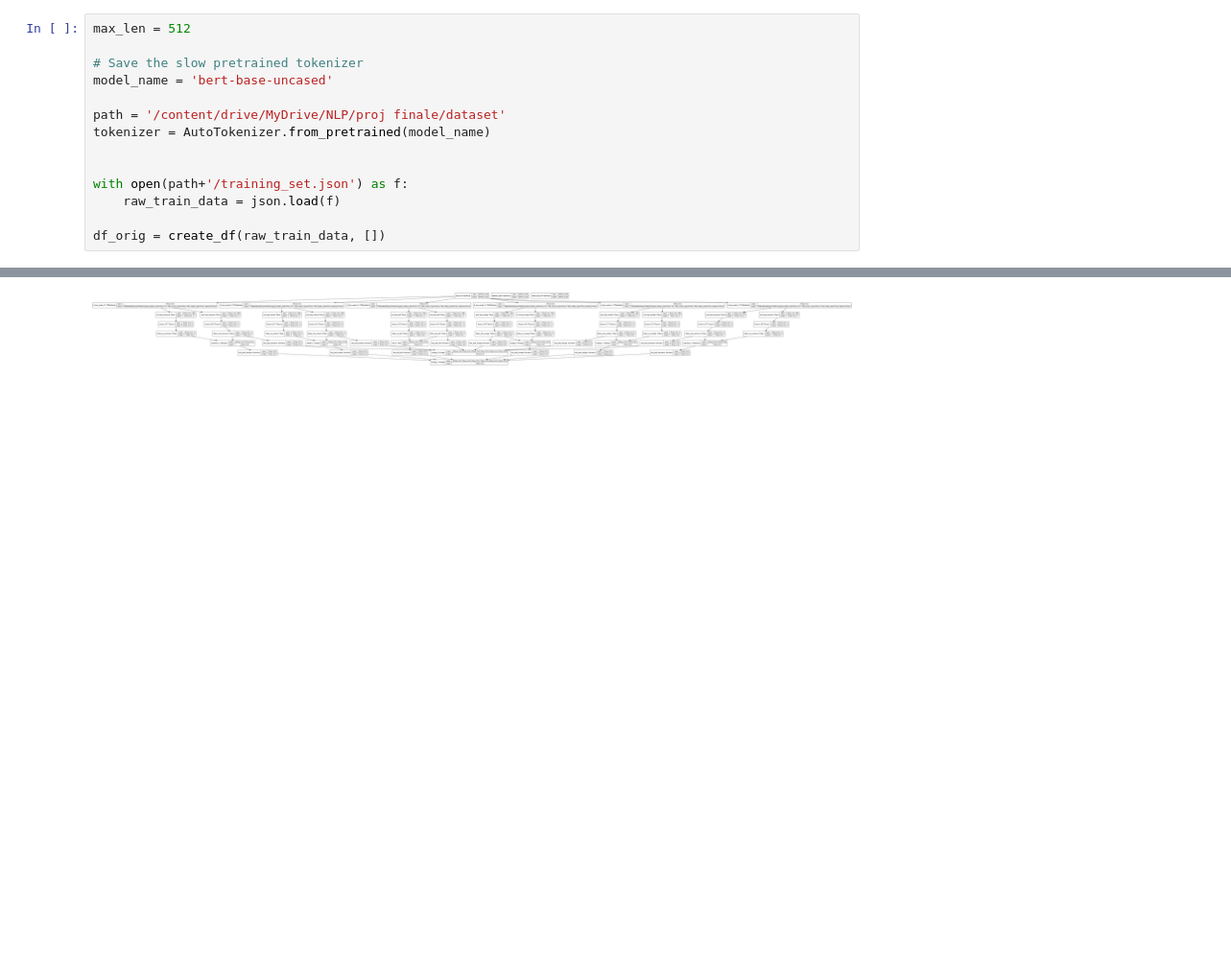
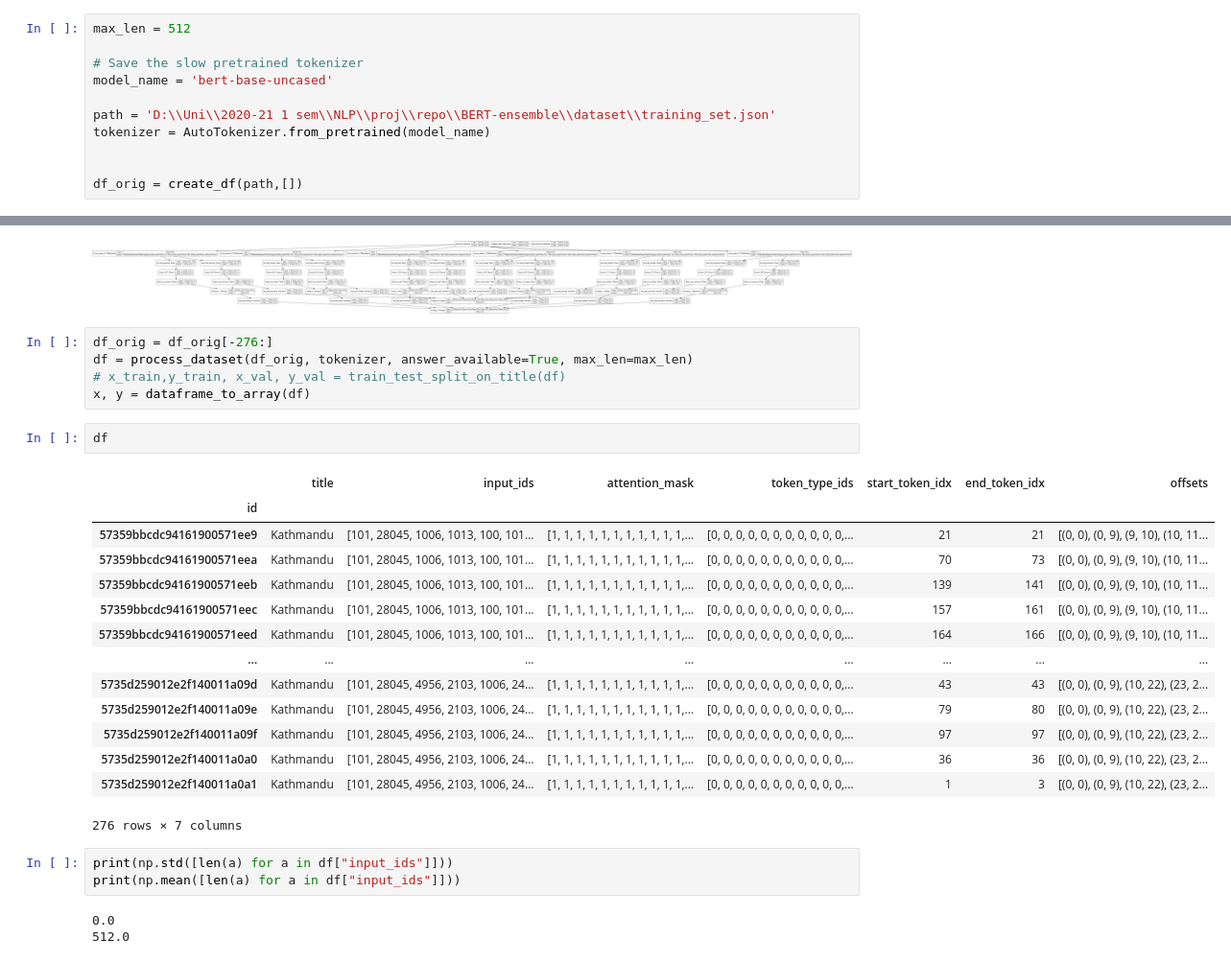
Before and after one commit to AndreaRoss96/BERT-Ensemble, a Jupyter notebook: ensembleModel.ipynb, the cells around one changed output, grey strips where cells are left out. Shown at 96% size. Drawn from its saved outputs; the diff is of its cells as text; blank space fills up the shorter version.

```diff
--- a/ensembleModel.ipynb
+++ b/ensembleModel.ipynb
@@ -124,14 +124,11 @@ max_len = 512
 # Save the slow pretrained tokenizer
 model_name = 'bert-base-uncased'
 
-path = '/content/drive/MyDrive/NLP/proj finale/dataset'
+path = 'D:\\Uni\\2020-21 1 sem\\NLP\\proj\\repo\\BERT-ensemble\\dataset\\training_set.json'
 tokenizer = AutoTokenizer.from_pretrained(model_name)
 
 
-with open(path+'/training_set.json') as f:
-    raw_train_data = json.load(f)
-
-df_orig = create_df(raw_train_data, [])
+df_orig = create_df(path,[])
 # %% [markdown]
 ## Ensemble
 # %%
@@ -140,6 +137,34 @@ ens_model = EnsembleModel(models, inputs)
 ens_model.plot_model()
 # %% [output]
 [figure]
+# %%
+df_orig = df_orig[-276:]
+df = process_dataset(df_orig, tokenizer, answer_available=True, max_len=max_len)
+# x_train,y_train, x_val, y_val = train_test_split_on_title(df)
+x, y = dataframe_to_array(df)
+# %%
+df
+# %% [output]
+|  | title | input_ids | attention_mask | token_type_ids | start_token_idx | end_token_idx | offsets |
+| id |  |  |  |  |  |  |  |
+| 57359bbcdc94161900571ee9 | Kathmandu | [101, 28045, 1006, 1013, 100, 101... | [1, 1, 1, 1, 1, 1, 1, 1, 1, 1, 1,... | [0, 0, 0, 0, 0, 0, 0, 0, 0, 0, 0,... | 21 | 21 | [(0, 0), (0, 9), (9, 10), (10, 11... |
+| 57359bbcdc94161900571eea | Kathmandu | [101, 28045, 1006, 1013, 100, 101... | [1, 1, 1, 1, 1, 1, 1, 1, 1, 1, 1,... | [0, 0, 0, 0, 0, 0, 0, 0, 0, 0, 0,... | 70 | 73 | [(0, 0), (0, 9), (9, 10), (10, 11... |
+| 57359bbcdc94161900571eeb | Kathmandu | [101, 28045, 1006, 1013, 100, 101... | [1, 1, 1, 1, 1, 1, 1, 1, 1, 1, 1,... | [0, 0, 0, 0, 0, 0, 0, 0, 0, 0, 0,... | 139 | 141 | [(0, 0), (0, 9), (9, 10), (10, 11... |
+| 57359bbcdc94161900571eec | Kathmandu | [101, 28045, 1006, 1013, 100, 101... | [1, 1, 1, 1, 1, 1, 1, 1, 1, 1, 1,... | [0, 0, 0, 0, 0, 0, 0, 0, 0, 0, 0,... | 157 | 161 | [(0, 0), (0, 9), (9, 10), (10, 11... |
+| 57359bbcdc94161900571eed | Kathmandu | [101, 28045, 1006, 1013, 100, 101... | [1, 1, 1, 1, 1, 1, 1, 1, 1, 1, 1,... | [0, 0, 0, 0, 0, 0, 0, 0, 0, 0, 0,... | 164 | 166 | [(0, 0), (0, 9), (9, 10), (10, 11... |
+| ... | ... | ... | ... | ... | ... | ... | ... |
+| 5735d259012e2f140011a09d | Kathmandu | [101, 28045, 4956, 2103, 1006, 24... | [1, 1, 1, 1, 1, 1, 1, 1, 1, 1, 1,... | [0, 0, 0, 0, 0, 0, 0, 0, 0, 0, 0,... | 43 | 43 | [(0, 0), (0, 9), (10, 22), (23, 2... |
+| 5735d259012e2f140011a09e | Kathmandu | [101, 28045, 4956, 2103, 1006, 24... | [1, 1, 1, 1, 1, 1, 1, 1, 1, 1, 1,... | [0, 0, 0, 0, 0, 0, 0, 0, 0, 0, 0,... | 79 | 80 | [(0, 0), (0, 9), (10, 22), (23, 2... |
+| 5735d259012e2f140011a09f | Kathmandu | [101, 28045, 4956, 2103, 1006, 24... | [1, 1, 1, 1, 1, 1, 1, 1, 1, 1, 1,... | [0, 0, 0, 0, 0, 0, 0, 0, 0, 0, 0,... | 97 | 97 | [(0, 0), (0, 9), (10, 22), (23, 2... |
+| 5735d259012e2f140011a0a0 | Kathmandu | [101, 28045, 4956, 2103, 1006, 24... | [1, 1, 1, 1, 1, 1, 1, 1, 1, 1, 1,... | [0, 0, 0, 0, 0, 0, 0, 0, 0, 0, 0,... | 36 | 36 | [(0, 0), (0, 9), (10, 22), (23, 2... |
+| 5735d259012e2f140011a0a1 | Kathmandu | [101, 28045, 4956, 2103, 1006, 24... | [1, 1, 1, 1, 1, 1, 1, 1, 1, 1, 1,... | [0, 0, 0, 0, 0, 0, 0, 0, 0, 0, 0,... | 1 | 3 | [(0, 0), (0, 9), (10, 22), (23, 2... |
+276 rows × 7 columns
+# %%
+print(np.std([len(a) for a in df["input_ids"]]))
+print(np.mean([len(a) for a in df["input_ids"]]))
+# %% [output]
+0.0
+512.0
 # %%
 df = process_dataset(df_orig, tokenizer, answer_available=True, max_len=max_len)
 # x_train,y_train, x_val, y_val = train_test_split_on_title(df)
```
Also changed, not shown: parts of 2 cells of this notebook, 3 other files.
